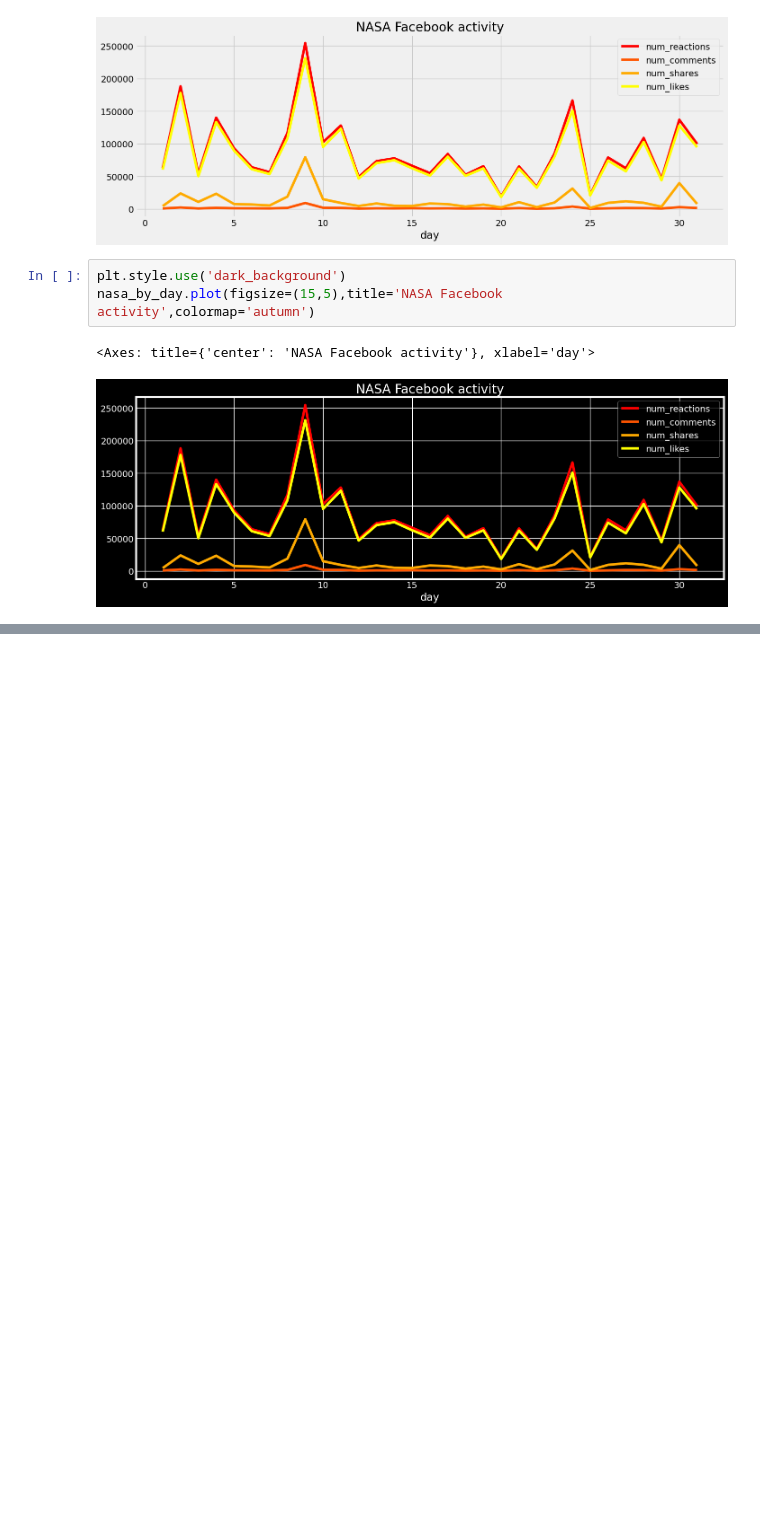
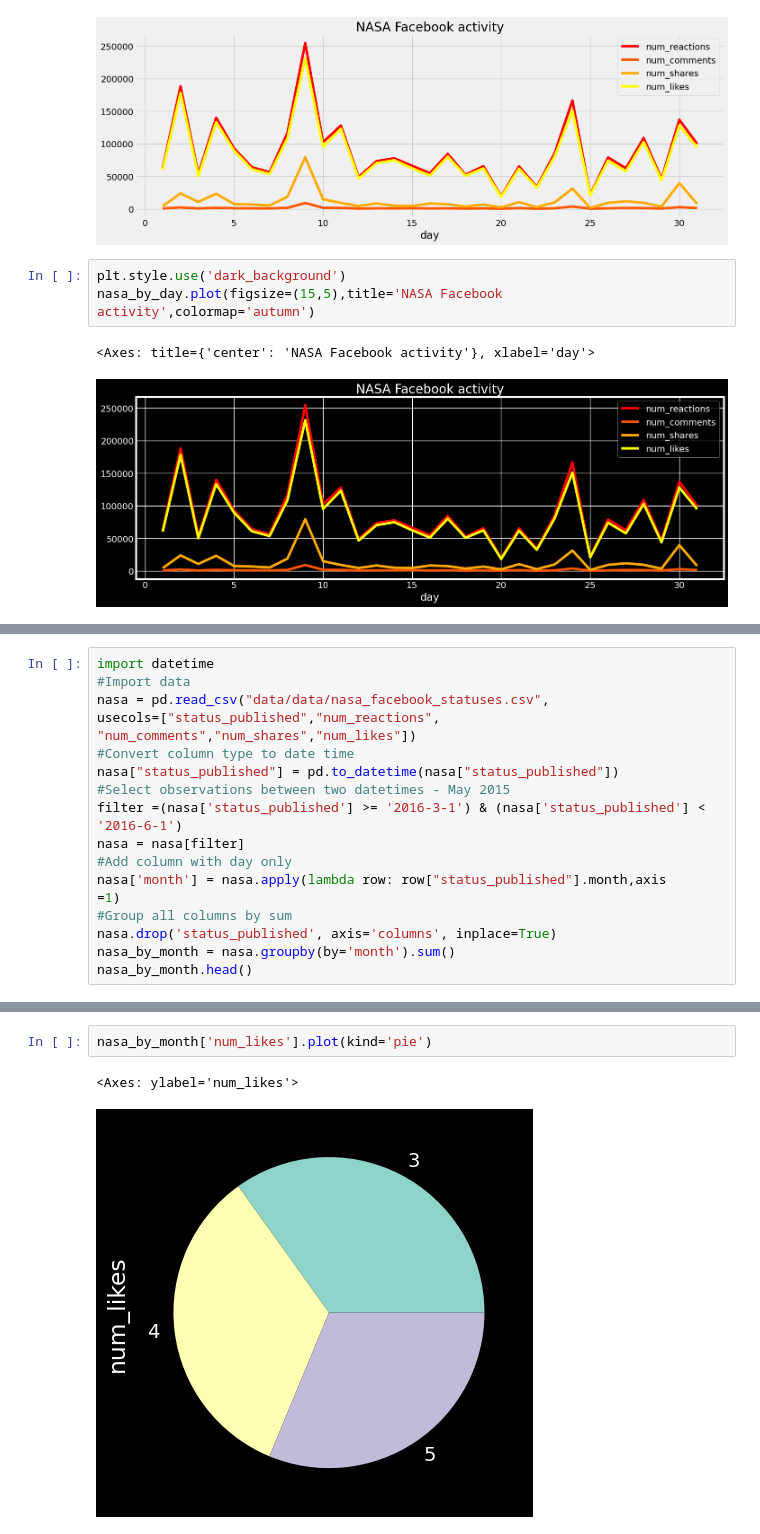
Before and after one commit to Byienio/Pandas_pg, a Jupyter notebook: AdvancedPlots.ipynb, the cells around one changed output, grey strips where cells are left out. Drawn from its saved outputs; the diff is of its cells as text; blank space fills up the shorter version.

Commit message:
Pie plots

```diff
--- a/AdvancedPlots.ipynb
+++ b/AdvancedPlots.ipynb
@@ -179,0 +182,18 @@ nasa_by_day.plot(figsize=(15,5),title='NASA Facebook activity',colormap='autumn'
+# %%
+import datetime
+#Import data
+nasa = pd.read_csv("data/data/nasa_facebook_statuses.csv",
+usecols=["status_published","num_reactions",
+"num_comments","num_shares","num_likes"])
+#Convert column type to date time
+nasa["status_published"] = pd.to_datetime(nasa["status_published"])
+#Select observations between two datetimes - May 2015
+filter =(nasa['status_published'] >= '2016-3-1') & (nasa['status_published'] < '2016-6-1')
+nasa = nasa[filter]
+#Add column with day only
+nasa['month'] = nasa.apply(lambda row: row["status_published"].month,axis
+=1)
+#Group all columns by sum
+nasa.drop('status_published', axis='columns', inplace=True)
+nasa_by_month = nasa.groupby(by='month').sum()
+nasa_by_month.head()
@@ -179,0 +206,5 @@ nasa_by_day.plot(figsize=(15,5),title='NASA Facebook activity',colormap='autumn'
+# %%
+nasa_by_month['num_likes'].plot(kind='pie')
+# %% [output]
+<Axes: ylabel='num_likes'>
+[figure, added]
```
Also changed, not shown: parts of 6 cells of this notebook.
